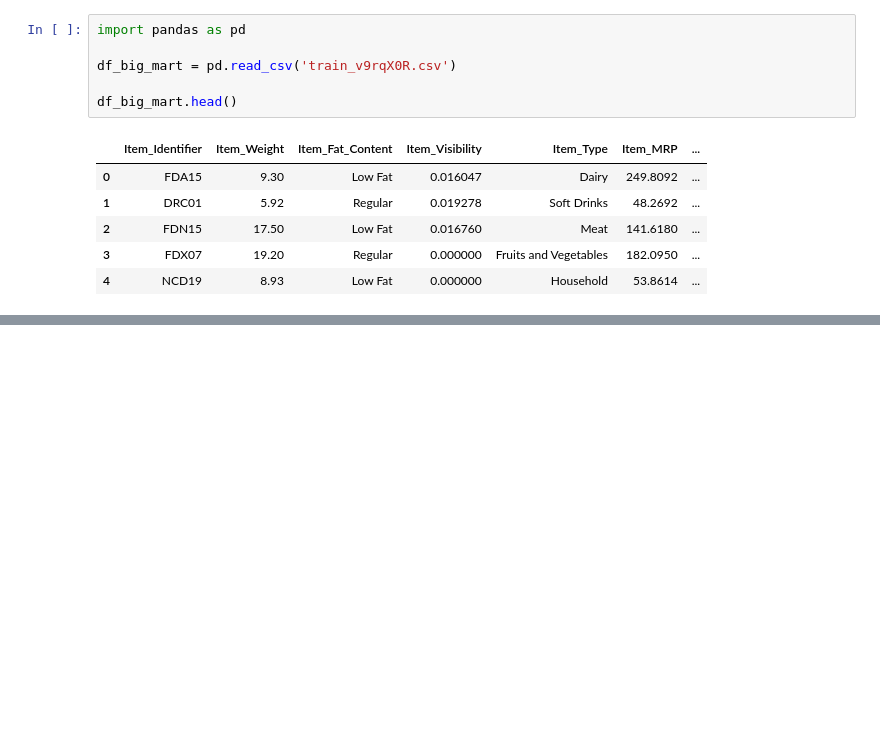
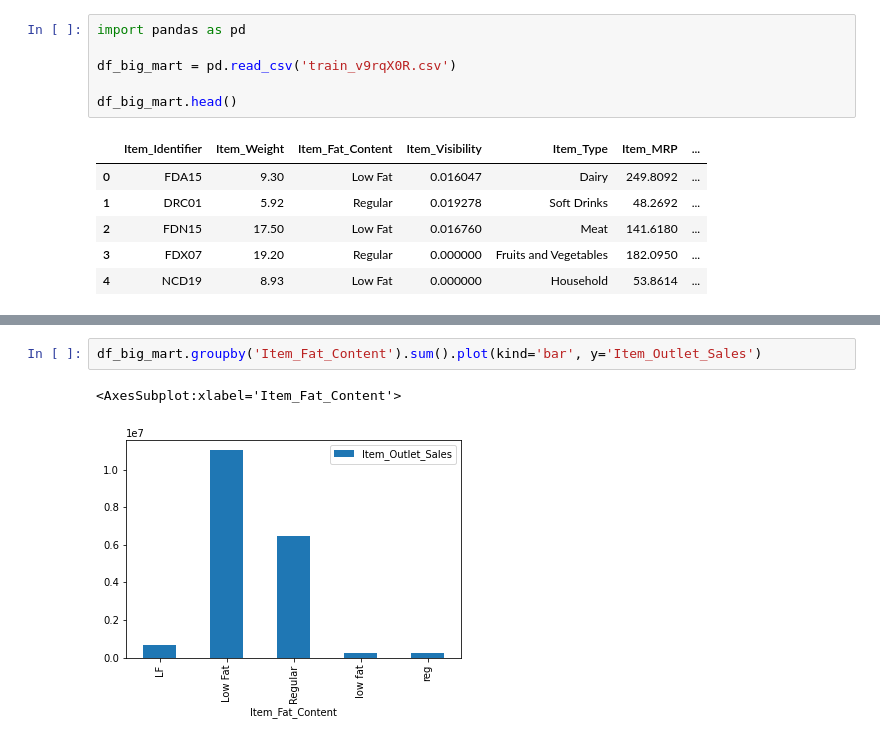
Before and after one commit to duartejr/analytics_vidhya, a Jupyter notebook: data_science_path_2022/mar/EDA_big_mart_sales.ipynb, the cells around one changed output, grey strips where cells are left out. Drawn from its saved outputs; the diff is of its cells as text; blank space fills up the shorter version.

```diff
--- a/data_science_path_2022/mar/EDA_big_mart_sales.ipynb
+++ b/data_science_path_2022/mar/EDA_big_mart_sales.ipynb
@@ -48,0 +114,5 @@ df_big_mart.head()
+# %%
+df_big_mart.groupby('Item_Fat_Content').sum().plot(kind='bar', y='Item_Outlet_Sales')
+# %% [output]
+<AxesSubplot:xlabel='Item_Fat_Content'>
+[figure, added]
```
Also changed, not shown: parts of 12 cells of this notebook.
